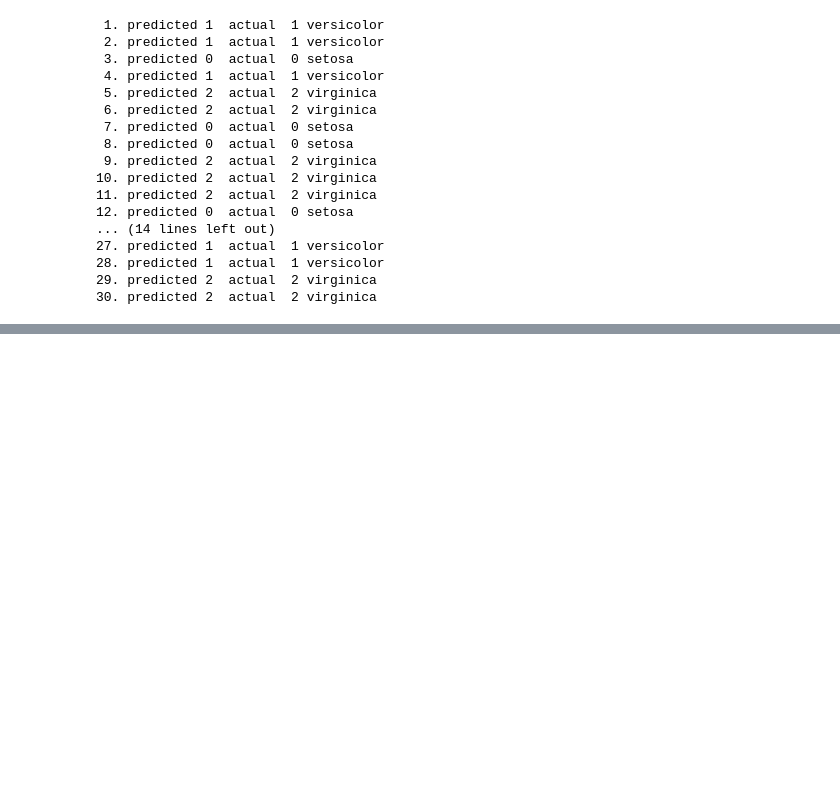
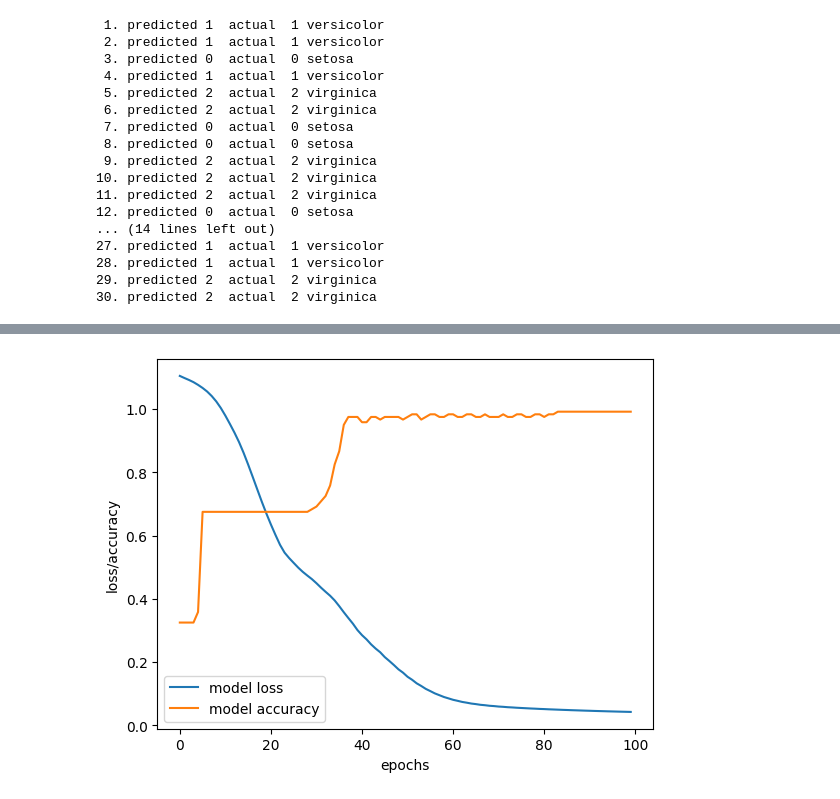
Before and after one commit to shekar9801/Deep-Learning-with-Pytorch, a Jupyter notebook: simple_nn.ipynb, the cells around one changed output, grey strips where cells are left out. Cells and saved outputs as stored; diff of their text form; code cells hidden in the pictures; blank space fills up the shorter version.

```diff
--- a/simple_nn.ipynb
+++ b/simple_nn.ipynb
@@ -136,3 +136,87 @@ with torch.no_grad():
 28. predicted 1  actual  1 versicolor
 29. predicted 2  actual  2 virginica
 30. predicted 2  actual  2 virginica
+# %%
+import torch
+import torch.nn as nn
+import torch.optim as optim
+import torch.nn.functional as F
+
+import pandas as pd
+import matplotlib.pyplot as plt
+from sklearn.model_selection import train_test_split
+from sklearn.metrics import accuracy_score
+
+
+class Model(nn.Module):
+    def __init__(self, in_feature=4, hidden1=8, hidden2=9, hidden3=10,  out_feature=3):
+        super().__init__()
+        self.layer1 = nn.Linear(in_feature, hidden1)
+        self.layer2 = nn.Linear(hidden1, hidden2)
+        self.layer3 = nn.Linear(hidden2, hidden3)
+        self.out = nn.Linear(hidden3, out_feature)
+
+    def forward(self, x):
+        x = F.relu(self.layer1(x))
+        x = F.relu(self.layer2(x))
+        x = F.relu(self.layer3(x))
+        x = self.out(x)
+        return x
+
+
+torch.manual_seed(20)
+model = Model()
+print(model)
+
+url = 'https://gist.githubusercontent.com/curran/a08a1080b88344b0c8a7/raw/0e7a9b0a5d22642a06d3d5b9bcbad9890c8ee534/iris.csv'
+data = pd.read_csv(url)
+
+data['species'] = pd.Categorical(data['species']).codes
+print(data.head())
+
+
+X = data.drop('species', axis=1).values
+y = data['species'].values
+
+X_train, X_test, y_train, y_test = train_test_split(X, y, test_size=0.2, random_state=20)
+
+X_train = torch.FloatTensor(X_train)
+X_test = torch.FloatTensor(X_test)
+y_train = torch.LongTensor(y_train)
+y_test = torch.LongTensor(y_test)
+
+
+epcohs = 100
+criterion = nn.CrossEntropyLoss()
+optimizer = optim.Adam(model.parameters(), lr=0.01)
+losses = []
+model_accuracy = []
+
+for epoch in range(epcohs):
+    y_pred = model(X_train)
+    loss = criterion(y_pred, y_train)
+    optimizer.zero_grad()
+    loss.backward()
+    optimizer.step()
+
+
+    predicted_classes = torch.argmax(y_pred, dim=1).detach().cpu().numpy()
+    true_labels = y_train.detach().cpu().numpy()
+    accuracy = accuracy_score(predicted_classes, true_labels)
+    model_accuracy.append(accuracy)
+    losses.append(loss.detach().cpu().numpy())
+
+    if epoch % 5 == 0:
+        print(f'{epoch:2} loss {loss:.4f} accuracy {accuracy:.2f}%')
+
+print(len(losses))
+print(len(model_accuracy))
+
+
+plt.plot(losses, label = 'model loss')
+plt.plot(model_accuracy, label='model accuracy')
+plt.legend()
+plt.xlabel('epochs')
+plt.ylabel('loss/accuracy')
+plt.show()
+# %% [output]
@@ -138,0 +240 @@ with torch.no_grad():
+[figure, added]
```
Also changed, not shown: parts of 1 cell of this notebook.
